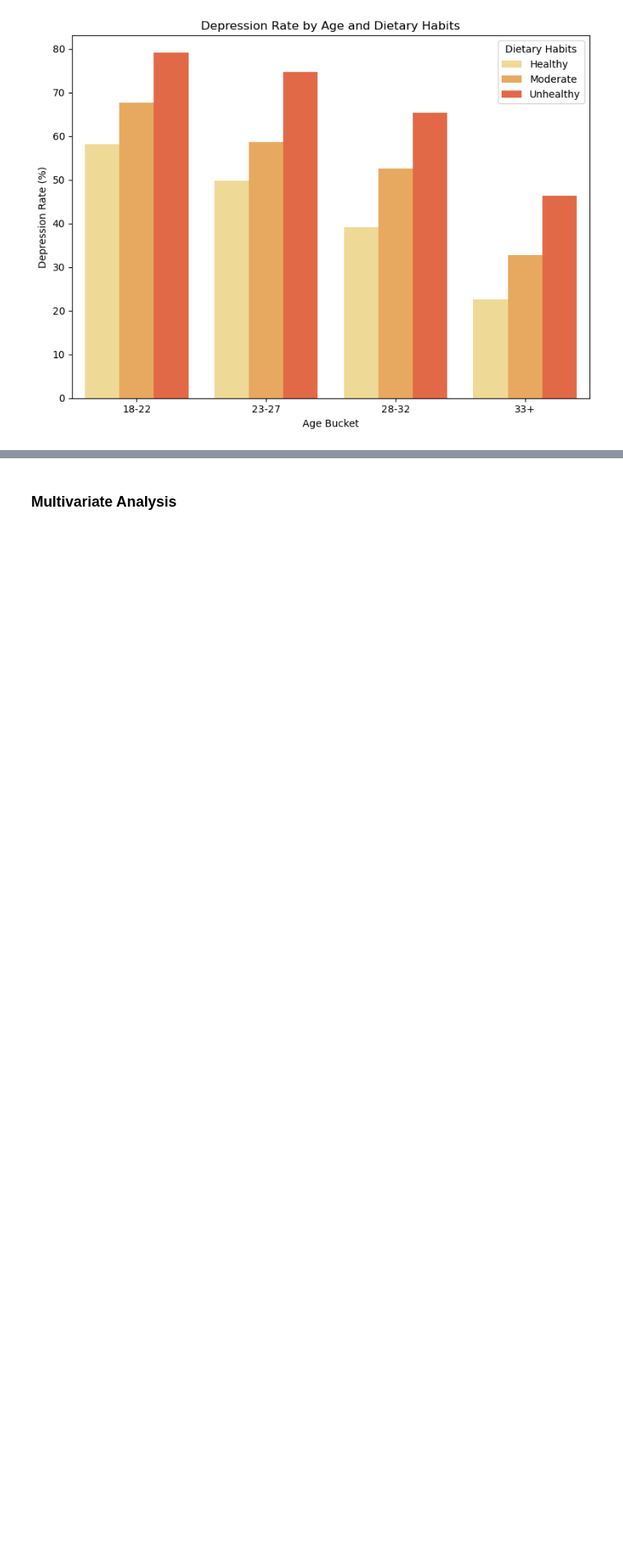
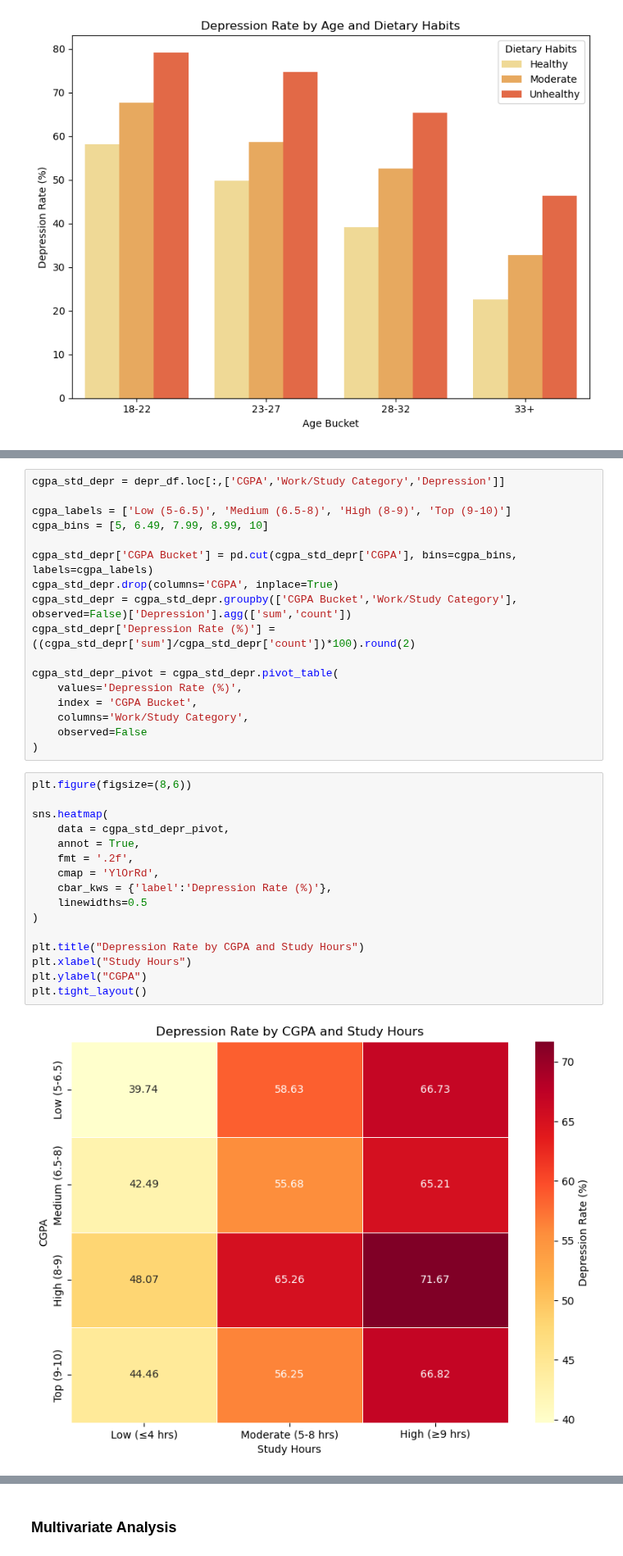
Before and after one commit to Siddharth-Saravanan/Student_Depression_Analysis_and_Prediction_using_Machine_Learning, a Jupyter notebook: student_depression_prediction.ipynb, the cells around one changed output, grey strips where cells are left out. Shown at 82% size. Drawn from its saved outputs; the diff is of its cells as text; blank space fills up the shorter version.

Commit message:
EDA: Bivariate -  Added Q13 Plot + Insights

```diff
--- a/student_depression_prediction.ipynb
+++ b/student_depression_prediction.ipynb
@@ -1328,0 +1335,35 @@ Even among older students (**33+ years**), unhealthy diets are linked to higher
+# %%
+cgpa_std_depr = depr_df.loc[:,['CGPA','Work/Study Category','Depression']]
+
+cgpa_labels = ['Low (5-6.5)', 'Medium (6.5-8)', 'High (8-9)', 'Top (9-10)']
+cgpa_bins = [5, 6.49, 7.99, 8.99, 10]
+
+cgpa_std_depr['CGPA Bucket'] = pd.cut(cgpa_std_depr['CGPA'], bins=cgpa_bins, labels=cgpa_labels)
+cgpa_std_depr.drop(columns='CGPA', inplace=True)
+cgpa_std_depr = cgpa_std_depr.groupby(['CGPA Bucket','Work/Study Category'], observed=False)['Depression'].agg(['sum','count'])
+cgpa_std_depr['Depression Rate (%)'] = ((cgpa_std_depr['sum']/cgpa_std_depr['count'])*100).round(2)
+
+cgpa_std_depr_pivot = cgpa_std_depr.pivot_table(
+    values='Depression Rate (%)',
+    index = 'CGPA Bucket',
+    columns='Work/Study Category',
+    observed=False
+)
+# %%
+plt.figure(figsize=(8,6))
+
+sns.heatmap(
+    data = cgpa_std_depr_pivot,
+    annot = True,
+    fmt = '.2f',
+    cmap = 'YlOrRd',
+    cbar_kws = {'label':'Depression Rate (%)'},
+    linewidths=0.5
+)
+
+plt.title("Depression Rate by CGPA and Study Hours")
+plt.xlabel("Study Hours")
+plt.ylabel("CGPA")
+plt.tight_layout()
+# %% [output]
+[figure, added]
```
Also changed, not shown: parts of 4 cells of this notebook.
